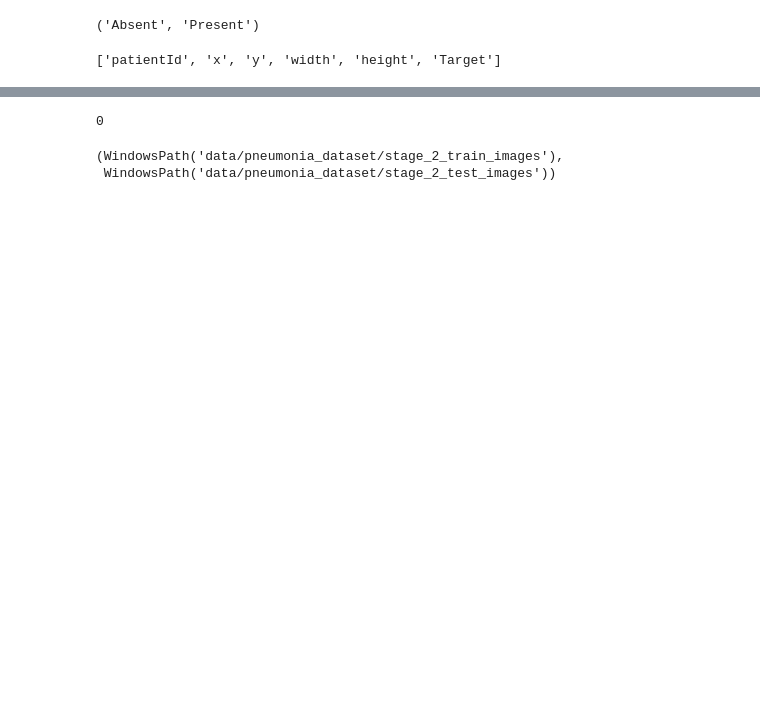
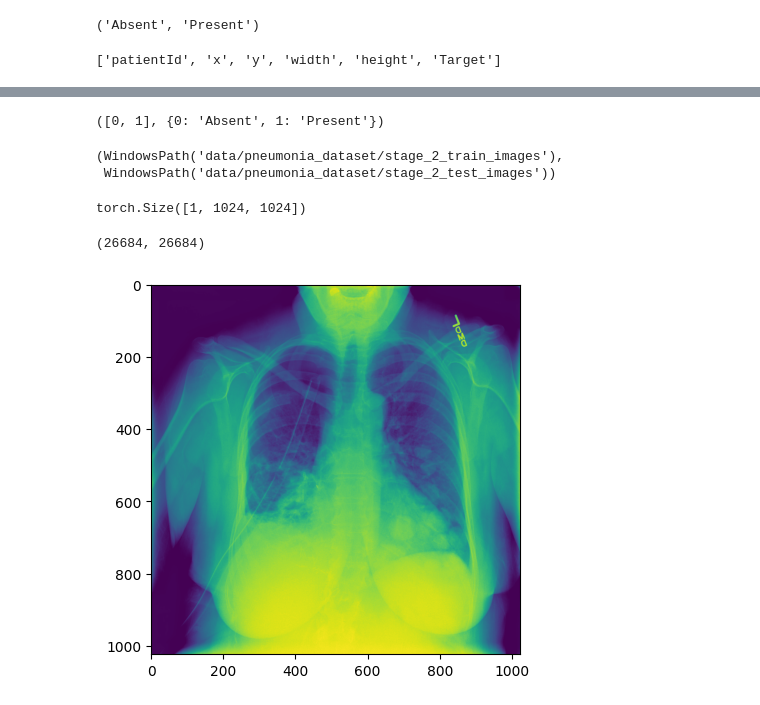
Before and after one commit to kmsmeng/ML_Projects, a Jupyter notebook: Medical_Image_Classification/pneumonia_detection_challenge.ipynb, the cells around one changed output, grey strips where cells are left out. Saved outputs shown, nothing was run; the diff lists cells and outputs as text; code cells hidden in the pictures; blank space fills up the shorter version.

```diff
--- a/Medical_Image_Classification/pneumonia_detection_challenge.ipynb
+++ b/Medical_Image_Classification/pneumonia_detection_challenge.ipynb
@@ -268,7 +159,5 @@ __main__.CustomDataset
-# %%
-
-
-z = list(labels_dict.keys())
-z[0]
-# %% [output]
-0
+# %%
+# 'labels_dict' corresponding to the labels and what the labels represent
+list(labels_dict.keys()), labels_dict
+# %% [output]
+([0, 1], {0: 'Absent', 1: 'Present'})
@@ -280,3 +225,35 @@ train_dir, test_dir
 # %% [output]
 (WindowsPath('data/pneumonia_dataset/stage_2_train_images'),
  WindowsPath('data/pneumonia_dataset/stage_2_test_images'))
+# %%
+# Initalize a data transform to later apply to our dataset
+from torchvision import transforms
+
+data_transform = transforms.Compose([
+    transforms.ToTensor()
+])
+# %%
+# Creates an instance of our CustomDataset class, `train_data` and `test_data`
+
+train_data = CustomDataset(data_path=train_dir,
+                           transform=data_transform,
+                           labels_dict=labels_dict,
+                           label_dataframe=df_label_file)
+
+test_data = CustomDataset(data_path=test_dir,
+                          transform=data_transform,
+                          labels_dict=labels_dict,
+                          label_dataframe=df_label_file)
+# %%
+# Check the sample of train data and display
+
+data_sample = train_data[0][0]
+
+display(data_sample.shape)
+plt.imshow(data_sample.permute(1, 2, 0))
+
+len(train_data), len(train_images_path)
+# %% [output]
+torch.Size([1, 1024, 1024])
+(26684, 26684)
+[figure, added]
```
Also changed, not shown: parts of 13 cells of this notebook, 1 other file.
